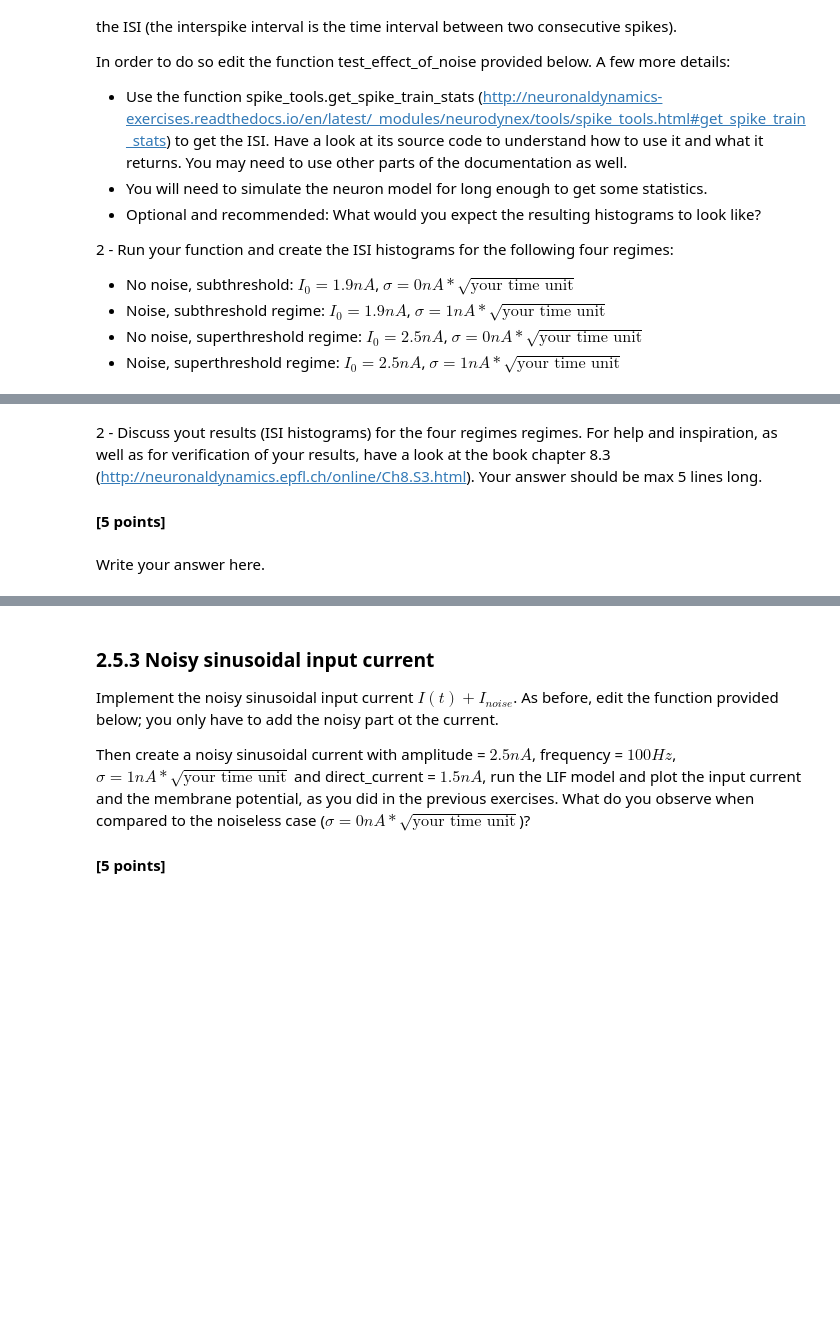
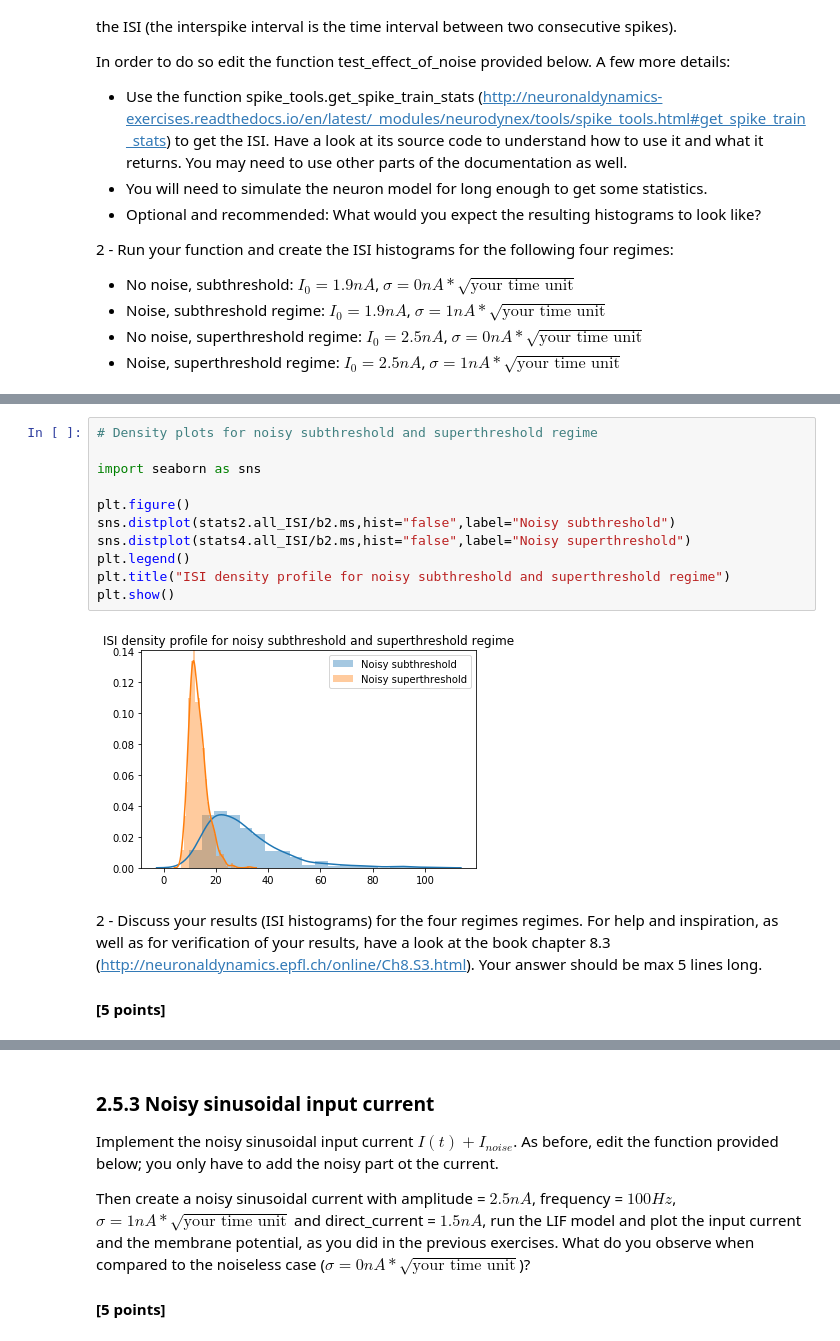
Before and after one commit to fedeflo2/Bestbio1, a Jupyter notebook: Ex2_firstName_lastName_000.ipynb, the cells around one changed output, grey strips where cells are left out. Saved outputs shown, nothing was run; the diff lists cells and outputs as text; blank space fills up the shorter version.

```diff
--- a/Ex2_firstName_lastName_000.ipynb
+++ b/Ex2_firstName_lastName_000.ipynb
@@ -454,5 +471,16 @@ SyntaxError: invalid syntax (<ipython-input-4-558499fcf879>, line 20)
+# %%
+# Density plots for noisy subthreshold and superthreshold regime
+
+import seaborn as sns
+
+plt.figure()
+sns.distplot(stats2.all_ISI/b2.ms,hist="false",label="Noisy subthreshold")
+sns.distplot(stats4.all_ISI/b2.ms,hist="false",label="Noisy superthreshold")
+plt.legend()
+plt.title("ISI density profile for noisy subthreshold and superthreshold regime")
+plt.show()
+# %% [output]
+[figure, added]
 # %% [markdown]
-2 - Discuss yout results (ISI histograms) for the four regimes regimes. For help and inspiration, as well as for verification of your results, have a look at the book chapter 8.3 (http://neuronaldynamics.epfl.ch/online/Ch8.S3.html). Your answer should be max 5 lines long.
+2 - Discuss your results (ISI histograms) for the four regimes regimes. For help and inspiration, as well as for verification of your results, have a look at the book chapter 8.3 (http://neuronaldynamics.epfl.ch/online/Ch8.S3.html). Your answer should be max 5 lines long.
 #### [5 points]
-# %% [markdown]
-Write your answer here.
```
Also changed, not shown: parts of 8 cells of this notebook.
